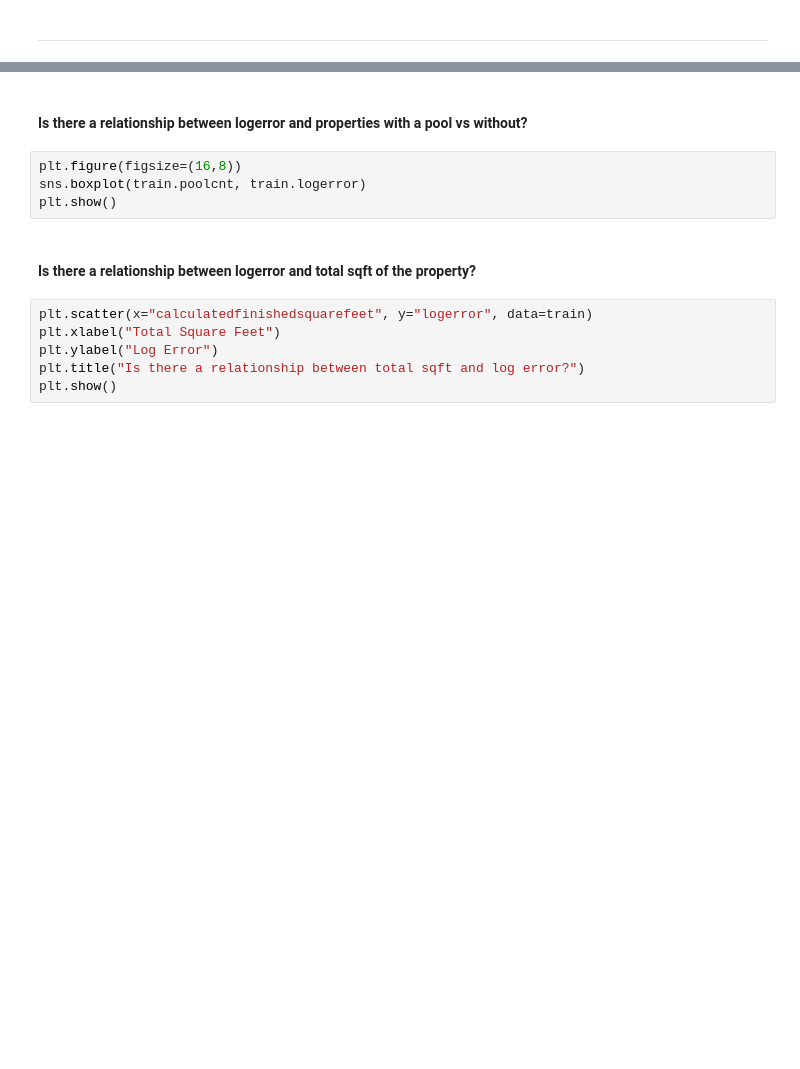
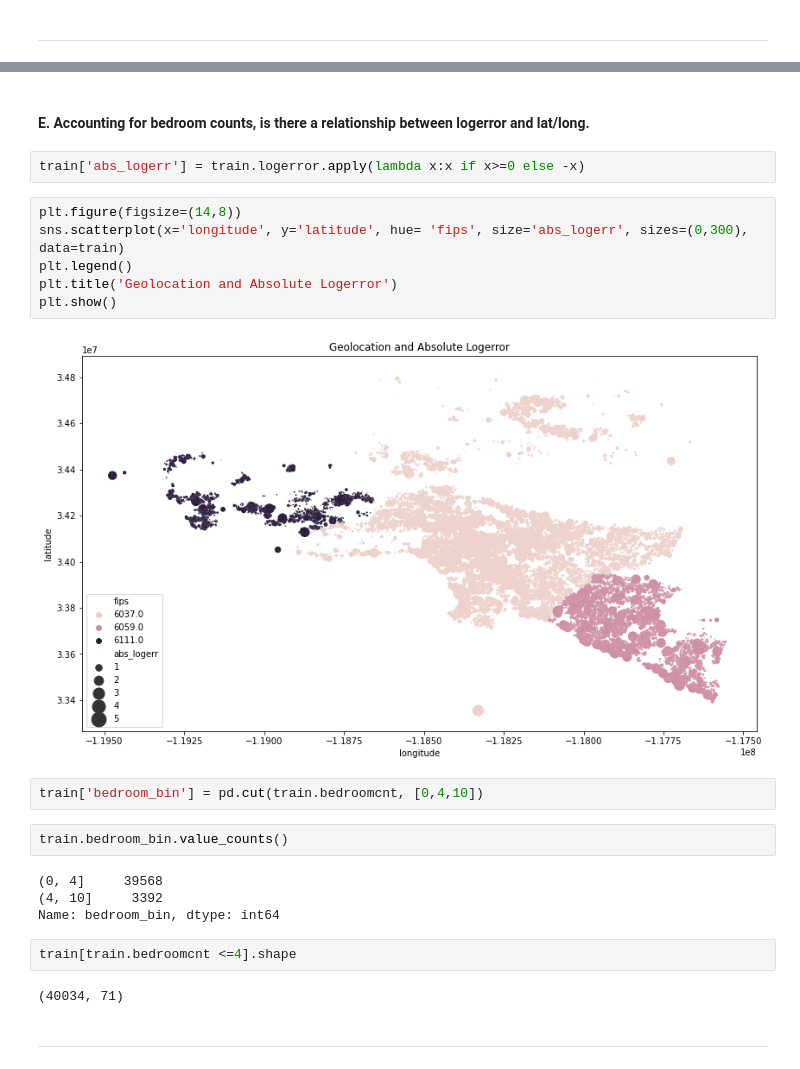
Before and after one commit to natasharivers/Clustering, a Jupyter notebook: explore_zillow.ipynb, the cells around one changed output, grey strips where cells are left out. Drawn from its saved outputs; the diff is of its cells as text; blank space fills up the shorter version.

```diff
--- a/explore_zillow.ipynb
+++ b/explore_zillow.ipynb
@@ -196,14 +204,26 @@ sns.boxplot(train.garagetotalsqft, train.logerror)
 # %% [markdown]
-#### Is there a relationship between logerror and properties with a pool vs without?
+#### E. Accounting for bedroom counts, is there a relationship between logerror and lat/long.
-# %%
-plt.figure(figsize=(16,8))
-sns.boxplot(train.poolcnt, train.logerror)
-plt.show()
-# %% [markdown]
-#### Is there a relationship between logerror and total sqft of the property?
-# %%
-plt.scatter(x="calculatedfinishedsquarefeet", y="logerror", data=train)
-plt.xlabel("Total Square Feet")
-plt.ylabel("Log Error")
-plt.title("Is there a relationship between total sqft and log error?")
-plt.show()
+# %%
+train['abs_logerr'] = train.logerror.apply(lambda x:x if x>=0 else -x)
+# %%
+plt.figure(figsize=(14,8))
+sns.scatterplot(x='longitude', y='latitude', hue= 'fips', size='abs_logerr', sizes=(0,300), data=train)
+plt.legend()
+plt.title('Geolocation and Absolute Logerror')
+plt.show()
+# %% [output]
+[figure, added]
+# %%
+train['bedroom_bin'] = pd.cut(train.bedroomcnt, [0,4,10])
+# %%
+train.bedroom_bin.value_counts()
+# %% [output]
+(0, 4]     39568
+(4, 10]     3392
+Name: bedroom_bin, dtype: int64
+# %%
+train[train.bedroomcnt <=4].shape
+# %% [output]
+(40034, 71)
+# %% [markdown]
+<hr style="border:2px solid black"> </hr>
```
Also changed, not shown: parts of 51 cells of this notebook.
